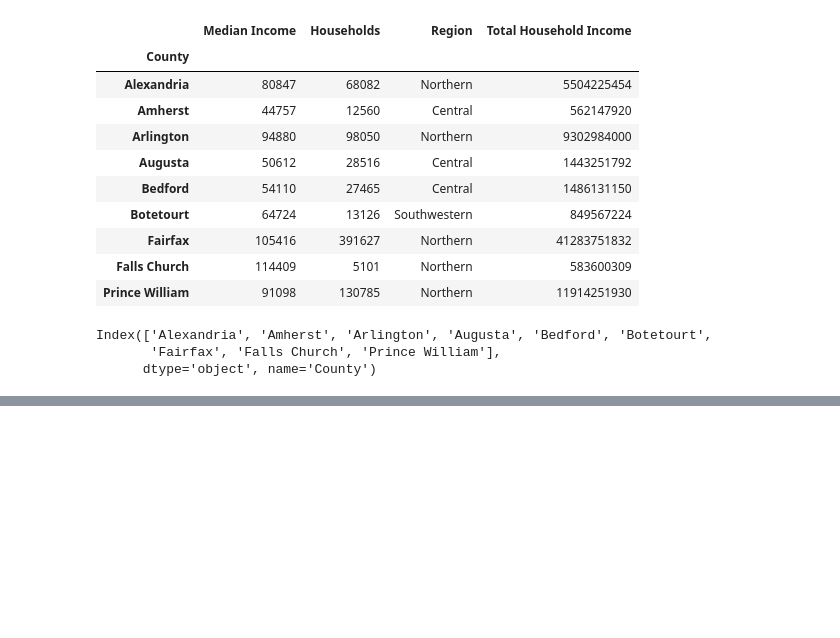
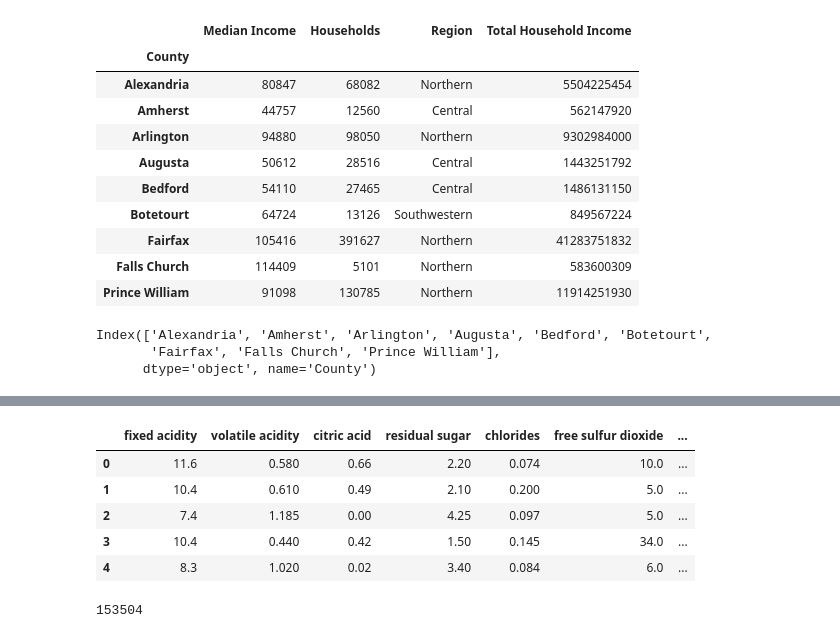
Before and after one commit to t4d-classes/python-data-analysis_06142021_afternoon, a Jupyter notebook: jupyter_conda/10_Pandas_Intro.ipynb, the cells around one changed output, grey strips where cells are left out. Drawn from its saved outputs; the diff is of its cells as text; code cells hidden in the pictures; blank space fills up the shorter version.

```diff
--- a/jupyter_conda/10_Pandas_Intro.ipynb
+++ b/jupyter_conda/10_Pandas_Intro.ipynb
@@ -432,0 +473,15 @@ Index(['Alexandria', 'Amherst', 'Arlington', 'Augusta', 'Bedford', 'Botetourt',
+# %%
+wine_data = pd.read_excel(wine_data_file_name, "data")
+
+wine_data.head()
+# %% [output]
+|  | fixed acidity | volatile acidity | citric acid | residual sugar | chlorides | free sulfur dioxide | ... |
+| 0 | 11.6 | 0.580 | 0.66 | 2.20 | 0.074 | 10.0 | ... |
+| 1 | 10.4 | 0.610 | 0.49 | 2.10 | 0.200 | 5.0 | ... |
+| 2 | 7.4 | 1.185 | 0.00 | 4.25 | 0.097 | 5.0 | ... |
+| 3 | 10.4 | 0.440 | 0.42 | 1.50 | 0.145 | 34.0 | ... |
+| 4 | 8.3 | 1.020 | 0.02 | 3.40 | 0.084 | 6.0 | ... |
+# %%
+wine_data.values.nbytes
+# %% [output]
+153504
```
Also changed, not shown: parts of 12 cells of this notebook, 1 other file.
